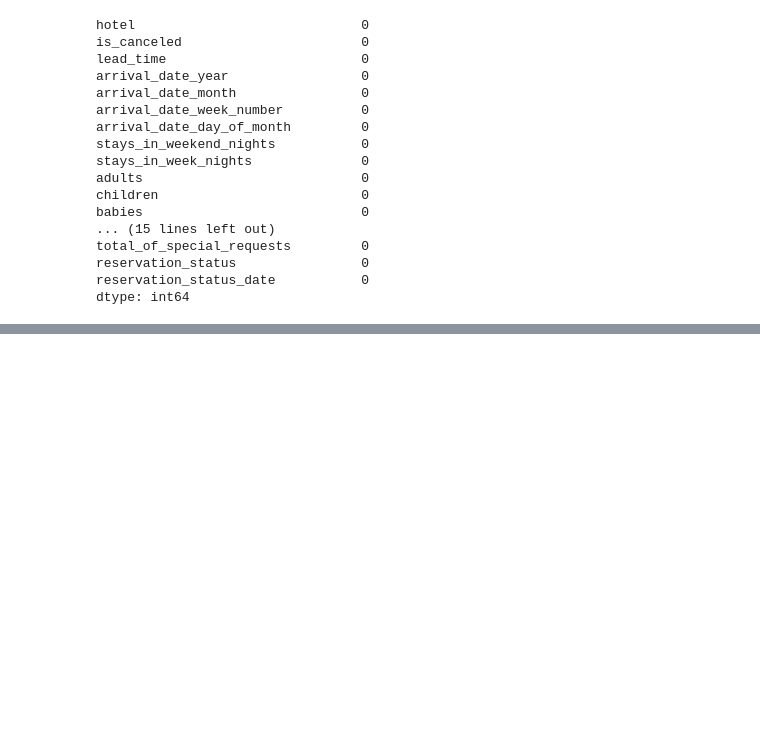
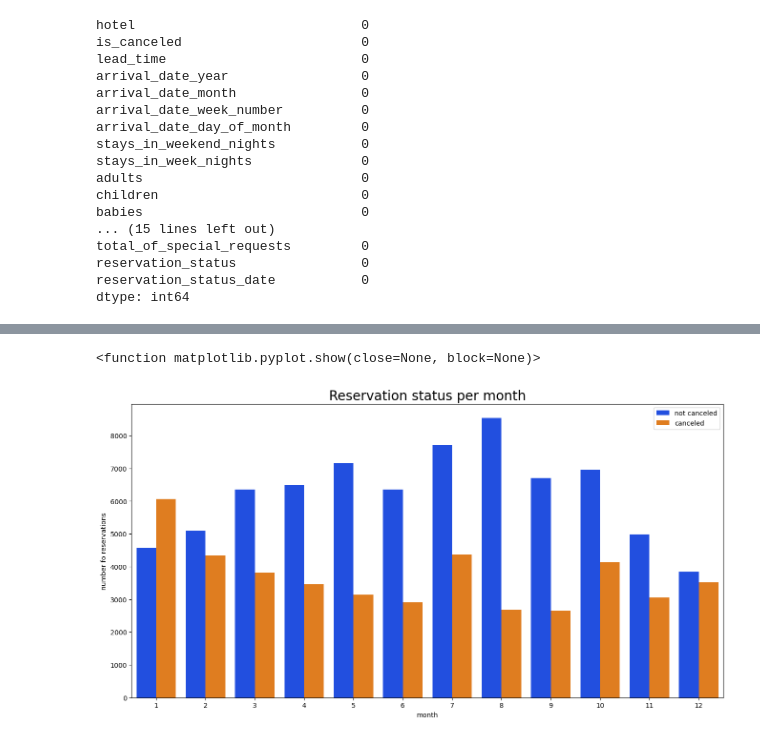
Before and after one commit to KKaranSinghh/Python-Youtube, a Jupyter notebook: Projects/Hotelbooking.ipynb, the cells around one changed output, grey strips where cells are left out. Drawn from its saved outputs; the diff is of its cells as text; code cells hidden in the pictures; blank space fills up the shorter version.

```diff
--- a/Projects/Hotelbooking.ipynb
+++ b/Projects/Hotelbooking.ipynb
@@ -231,0 +300,16 @@ df.describe()
+# %%
+# Months has max reservation and cancelation
+
+df['month'] = df['reservation_status_date'].dt.month
+plt.figure(figsize= (16,8))
+ax1= sns.countplot(x= 'month', hue= 'is_canceled', data= df, palette= 'bright')
+legend_labels_= ax1. get_legend_handles_labels()
+ax1.legend(bbox_to_anchor=(1,1))
+plt.title('Reservation status per month', size= 20)
+plt.xlabel('month')
+plt.ylabel('number fo reservations')
+plt.legend(['not canceled', 'canceled'])
+plt.show
+# %% [output]
+<function matplotlib.pyplot.show(close=None, block=None)>
+[figure, added]
```
Also changed, not shown: parts of 11 cells of this notebook.
